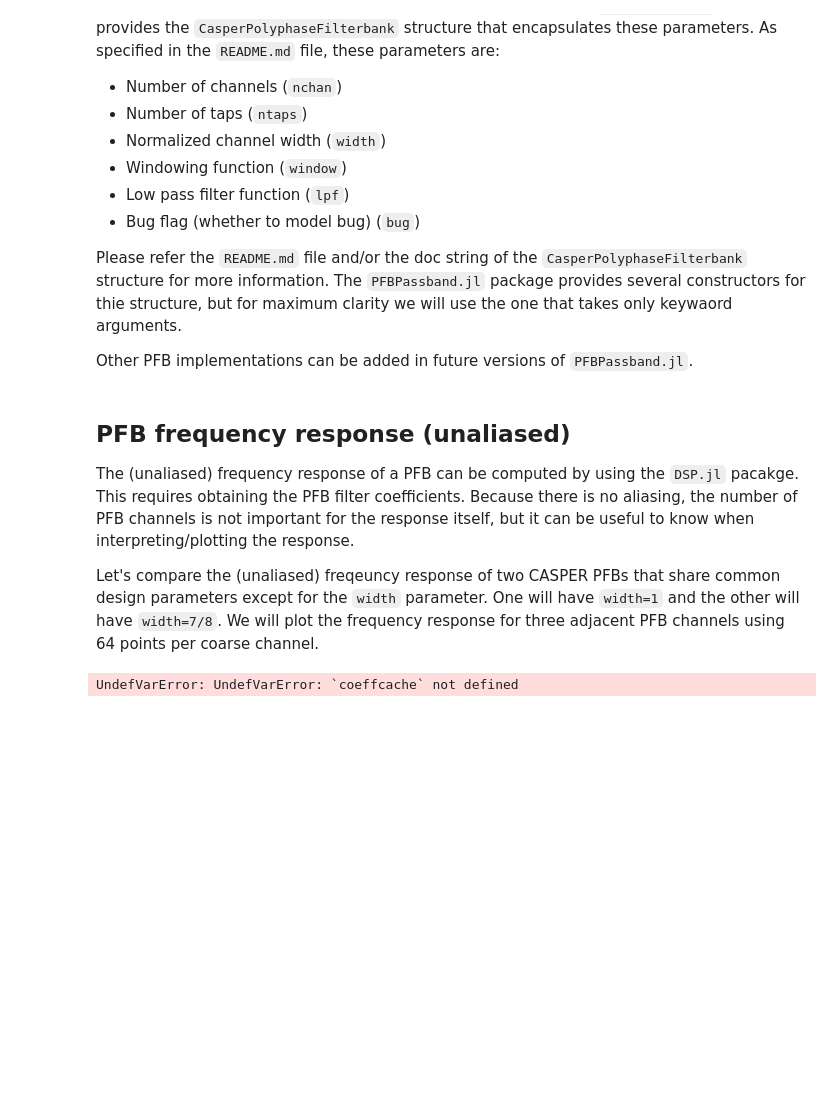
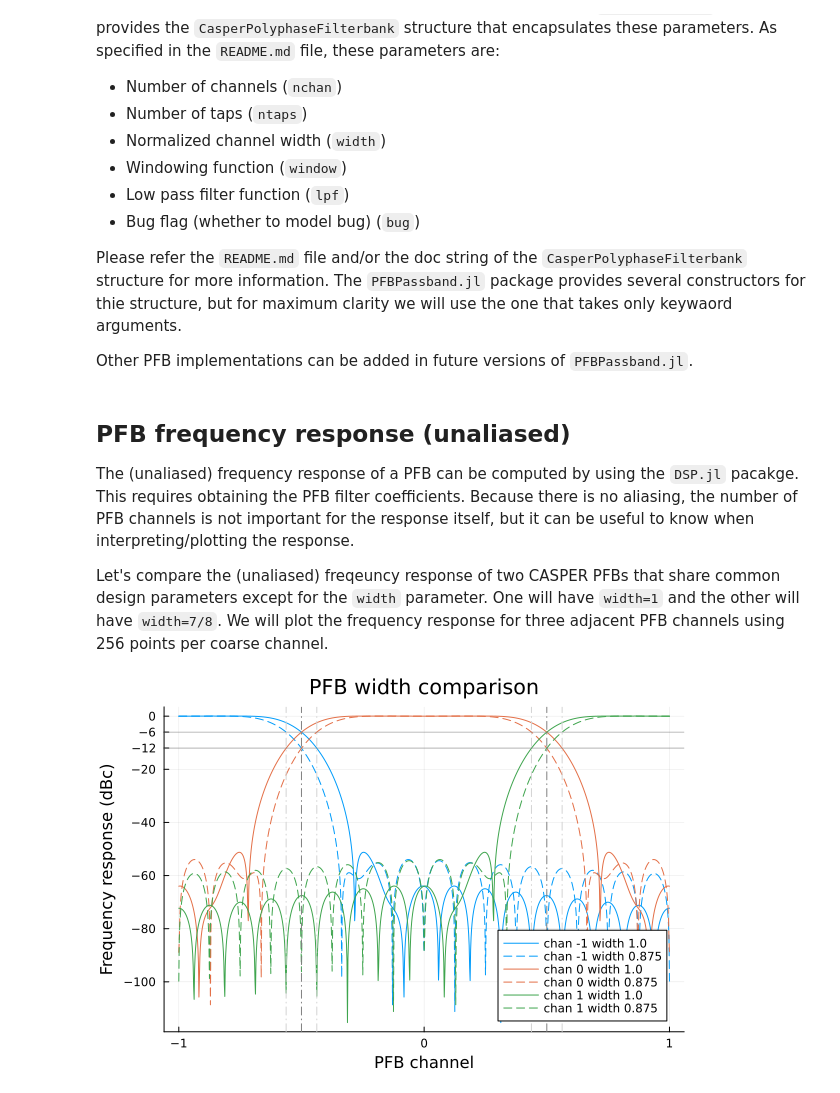
Before and after one commit to david-macmahon/PFBPassband.jl, a Jupyter notebook: notebooks/02_PFBPassband.ipynb, the cells around one changed output. Drawn from its saved outputs; the diff is of its cells as text; code cells hidden in the pictures; blank space fills up the shorter version.

```diff
--- a/notebooks/02_PFBPassband.ipynb
+++ b/notebooks/02_PFBPassband.ipynb
@@ -85,37 +93,45 @@ response.
 Let's compare the (unaliased) freqeuncy response of two CASPER PFBs that share
 common design parameters except for the `width` parameter.  One will have
 `width=1` and the other will have `width=7/8`.  We will plot the frequency
-response for three adjacent PFB channels using 64 points per coarse channel.
+response for three adjacent PFB channels using 256 points per coarse channel.
 # %%
 using PFBPassband, DSP, Plots
 
 # Specify common PFB parameters
 nchan = 16
 ntaps = 8
+
 # Create PFBs
-pfb1 = CasperPolyphaseFilterbank(nchan, ntaps, width=1.0)
-pfb2 = CasperPolyphaseFilterbank(nchan, ntaps, width=7/8)
+pfb1 = CasperPolyphaseFilterbank(nchan, ntaps; width=1.0)
+pfb2 = CasperPolyphaseFilterbank(nchan, ntaps; width=7/8)
 
-# Generate w values at which to plot central channel
-nfine = 64
+# Generate w values at which to plot central channel and adjacent channels
+nfine = 256
 w = range(-2/nchan, step=1/(nchan*nfine), stop=+2/nchan) .* π;
 
-# For thwse small/few PFBs, calling coefs repeatedly isn't a big deal,
+# For these small/few PFBs, calling coefs repeatedly isn't a big deal,
 # but for larger/more PFBs caching the results can be beneficial.
-caefcache = Dict{CasperPolyphaseFilterbank,Vector{Float64}}()
+coefcache = Dict{CasperPolyphaseFilterbank,Vector{Float64}}()
 
 # For each PFB, plot the frequency response for each of the three channels
-p = plot(title="PFB width comparison", xlabel="PFB channel", xticks=-1:1, ylabel="dBc")
+p = plot(
+    title="PFB width comparison",
+    xlabel="PFB channel", xticks=-1:1,
+    ylabel="Frequency response (dBc)", yticks=vcat(-120:20:-20,-12,-6,0)
+)
+
 for c in -1:1
-    for (pfb, ls) in ((pfb1, :solid), (pfb2, :dash))
+    for (pfb, ls) in (pfb1=>:solid, pfb2=>:dash)
         # Get coefs from cache (and add as needed)
         h = get!(()->coefs(pfb), coefcache, pfb)
         hc = h .* cispi.(2*c.*(0:nchan*ntaps-1)/nchan)
         H = freqresp(PolynomialRatio(hc, [1]), w);
         plot!(p, w*nchan/2π, 10log10.(abs2.(H)); ls, color=c+2, label="chan $c width $(pfb.width)")
     end
 end
 
-vline!(p, -1.5:1.5, lc=:gray, ls=:dashdot, primary=false)
+vline!(p, [-0.5, 0.5], lc=:gray, ls=:dashdot, primary=false)
+vline!(p, [-0.5-1/16, -0.5+1/16, 0.5-1/16, 0.5+1/16], lc=:lightgray, ls=:dashdot, primary=false)
+hline!(p, [-12, -6], lc=:gray, lw=0.5, primary=false)
 # %% [output]
-UndefVarError: UndefVarError: `coeffcache` not defined
+[figure, added]
```
Also changed, not shown: parts of 13 cells of this notebook.
